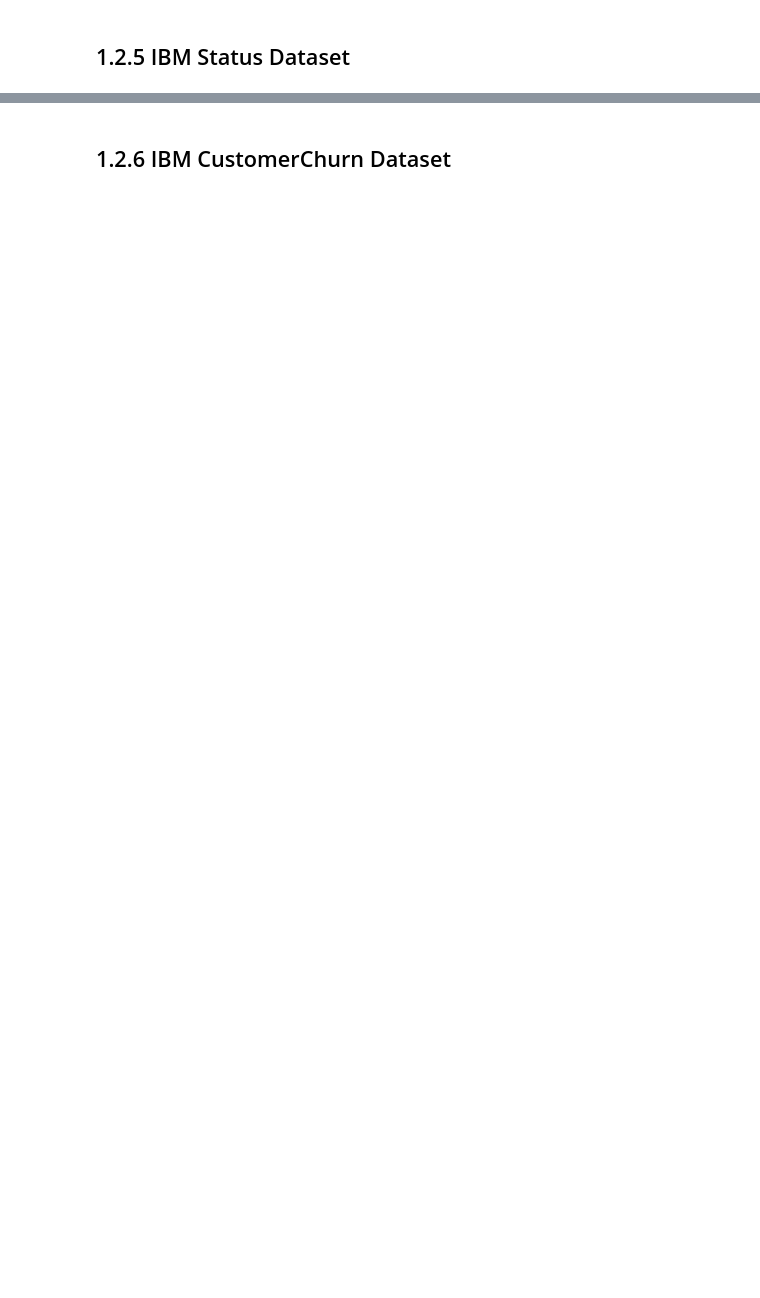
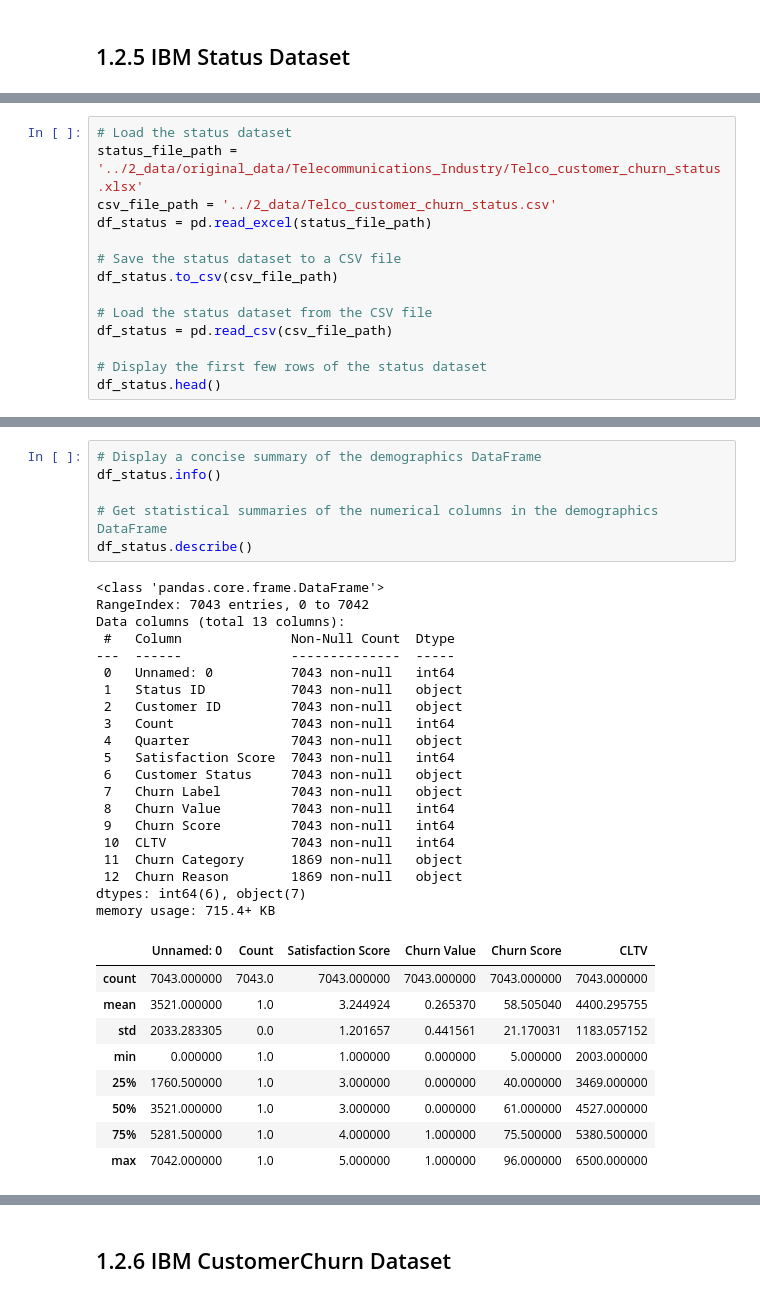
Before and after one commit to eelisee/telco-customer-churn, a Jupyter notebook: 3_preprocessing/preprocessing.ipynb, the cells around one changed output, grey strips where cells are left out. Drawn from its saved outputs; the diff is of its cells as text; blank space fills up the shorter version.

```diff
--- a/3_preprocessing/preprocessing.ipynb
+++ b/3_preprocessing/preprocessing.ipynb
@@ -462,0 +522,14 @@ Write a description of the key insights of the location dataset by analyzing the
+# %%
+# Load the status dataset
+status_file_path = '../2_data/original_data/Telecommunications_Industry/Telco_customer_churn_status.xlsx'
+csv_file_path = '../2_data/Telco_customer_churn_status.csv'
+df_status = pd.read_excel(status_file_path)
+
+# Save the status dataset to a CSV file
+df_status.to_csv(csv_file_path)
+
+# Load the status dataset from the CSV file
+df_status = pd.read_csv(csv_file_path)
+
+# Display the first few rows of the status dataset
+df_status.head()
@@ -462,0 +543,36 @@ Write a description of the key insights of the location dataset by analyzing the
+# %%
+# Display a concise summary of the demographics DataFrame
+df_status.info()
+
+# Get statistical summaries of the numerical columns in the demographics DataFrame
+df_status.describe()
+# %% [output]
+<class 'pandas.core.frame.DataFrame'>
+RangeIndex: 7043 entries, 0 to 7042
+Data columns (total 13 columns):
+ #   Column              Non-Null Count  Dtype
+---  ------              --------------  -----
+ 0   Unnamed: 0          7043 non-null   int64
+ 1   Status ID           7043 non-null   object
+ 2   Customer ID         7043 non-null   object
+ 3   Count               7043 non-null   int64
+ 4   Quarter             7043 non-null   object
+ 5   Satisfaction Score  7043 non-null   int64
+ 6   Customer Status     7043 non-null   object
+ 7   Churn Label         7043 non-null   object
+ 8   Churn Value         7043 non-null   int64
+ 9   Churn Score         7043 non-null   int64
+ 10  CLTV                7043 non-null   int64
+ 11  Churn Category      1869 non-null   object
+ 12  Churn Reason        1869 non-null   object
+dtypes: int64(6), object(7)
+memory usage: 715.4+ KB
+|  | Unnamed: 0 | Count | Satisfaction Score | Churn Value | Churn Score | CLTV |
+| count | 7043.000000 | 7043.0 | 7043.000000 | 7043.000000 | 7043.000000 | 7043.000000 |
+| mean | 3521.000000 | 1.0 | 3.244924 | 0.265370 | 58.505040 | 4400.295755 |
+| std | 2033.283305 | 0.0 | 1.201657 | 0.441561 | 21.170031 | 1183.057152 |
+| min | 0.000000 | 1.0 | 1.000000 | 0.000000 | 5.000000 | 2003.000000 |
+| 25% | 1760.500000 | 1.0 | 3.000000 | 0.000000 | 40.000000 | 3469.000000 |
+| 50% | 3521.000000 | 1.0 | 3.000000 | 0.000000 | 61.000000 | 4527.000000 |
+| 75% | 5281.500000 | 1.0 | 4.000000 | 1.000000 | 75.500000 | 5380.500000 |
+| max | 7042.000000 | 1.0 | 5.000000 | 1.000000 | 96.000000 | 6500.000000 |
```
Also changed, not shown: parts of 10 cells of this notebook, 3 other files.
